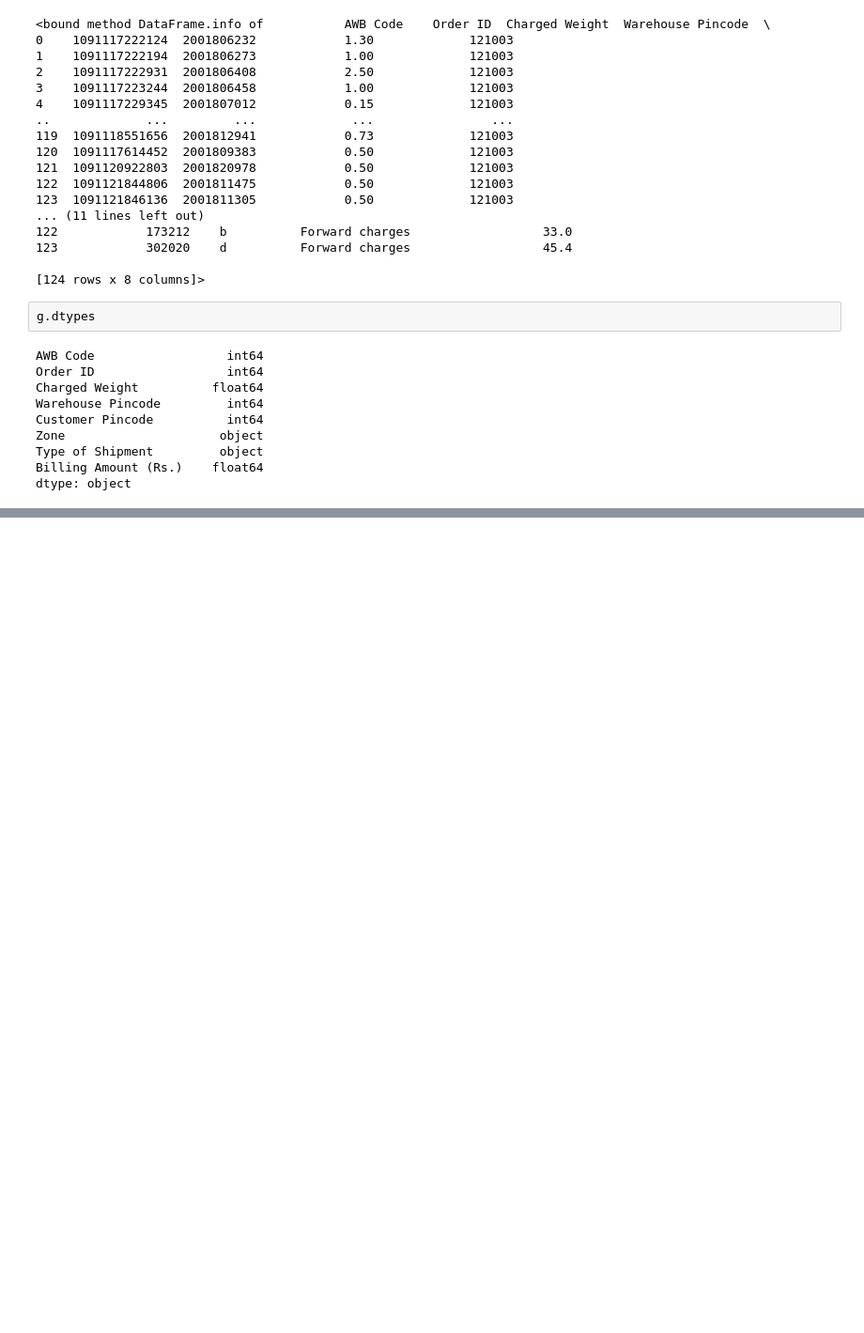
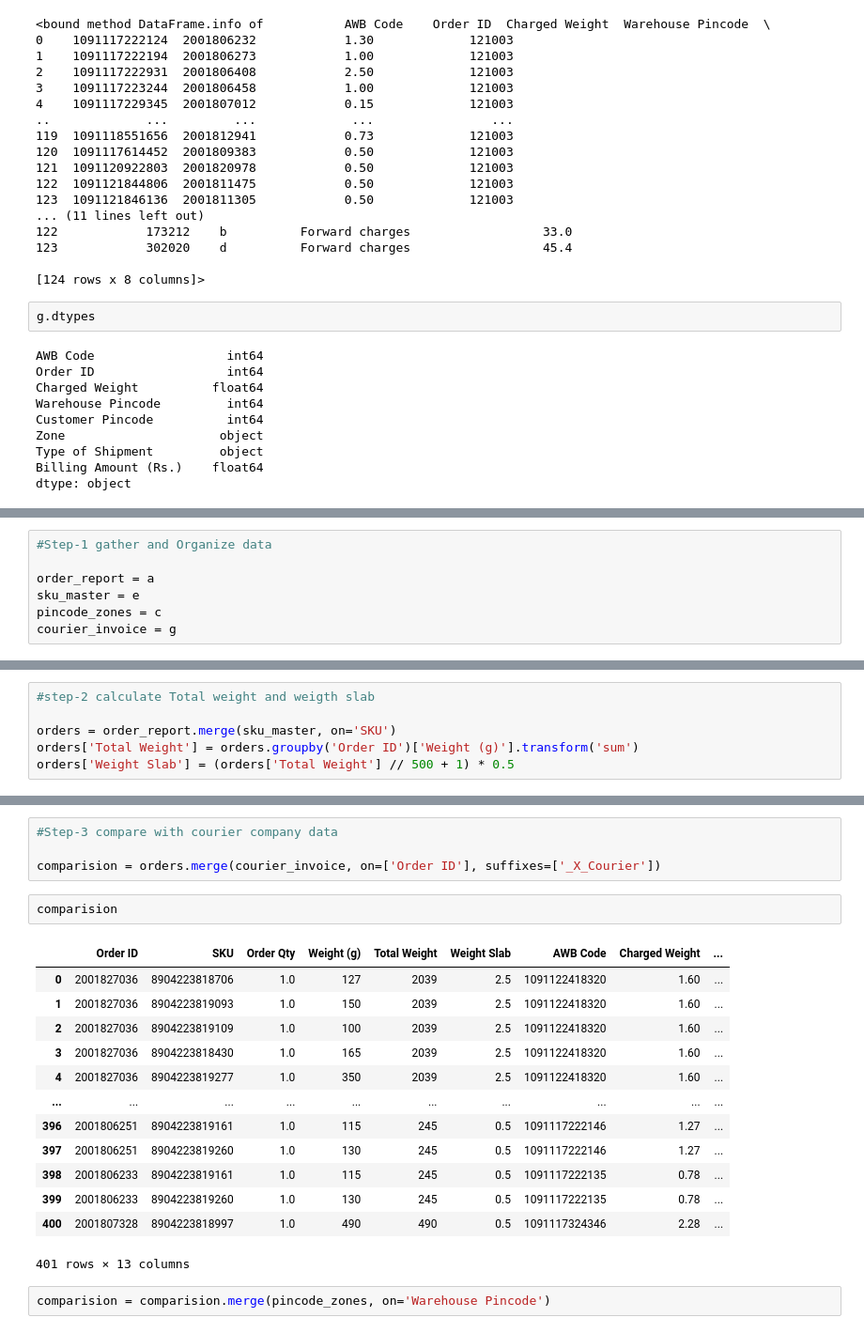
Before and after one commit to shubhangamjha/Task-1-Training-Basket, a Jupyter notebook: Task1.ipynb, the cells around one changed output, grey strips where cells are left out. Shown at 94% size. Cells and saved outputs as stored; diff of their text form; blank space fills up the shorter version.

Commit message:
Invoice Dataset

```diff
--- a/Task1.ipynb
+++ b/Task1.ipynb
@@ -363,0 +475,7 @@ plt.show()
+# %%
+#Step-1 gather and Organize data
+
+order_report = a
+sku_master = e
+pincode_zones = c
+courier_invoice = g
@@ -363,0 +505,6 @@ plt.show()
+# %%
+#step-2 calculate Total weight and weigth slab
+
+orders = order_report.merge(sku_master, on='SKU')
+orders['Total Weight'] = orders.groupby('Order ID')['Weight (g)'].transform('sum')
+orders['Weight Slab'] = (orders['Total Weight'] // 500 + 1) * 0.5
@@ -363,0 +543,22 @@ plt.show()
+# %%
+#Step-3 compare with courier company data
+
+comparision = orders.merge(courier_invoice, on=['Order ID'], suffixes=['_X_Courier'])
+# %%
+comparision
+# %% [output]
+|  | Order ID | SKU | Order Qty | Weight (g) | Total Weight | Weight Slab | AWB Code | Charged Weight | ... |
+| 0 | 2001827036 | 8904223818706 | 1.0 | 127 | 2039 | 2.5 | 1091122418320 | 1.60 | ... |
+| 1 | 2001827036 | 8904223819093 | 1.0 | 150 | 2039 | 2.5 | 1091122418320 | 1.60 | ... |
+| 2 | 2001827036 | 8904223819109 | 1.0 | 100 | 2039 | 2.5 | 1091122418320 | 1.60 | ... |
+| 3 | 2001827036 | 8904223818430 | 1.0 | 165 | 2039 | 2.5 | 1091122418320 | 1.60 | ... |
+| 4 | 2001827036 | 8904223819277 | 1.0 | 350 | 2039 | 2.5 | 1091122418320 | 1.60 | ... |
+| ... | ... | ... | ... | ... | ... | ... | ... | ... | ... |
+| 396 | 2001806251 | 8904223819161 | 1.0 | 115 | 245 | 0.5 | 1091117222146 | 1.27 | ... |
+| 397 | 2001806251 | 8904223819260 | 1.0 | 130 | 245 | 0.5 | 1091117222146 | 1.27 | ... |
+| 398 | 2001806233 | 8904223819161 | 1.0 | 115 | 245 | 0.5 | 1091117222135 | 0.78 | ... |
+| 399 | 2001806233 | 8904223819260 | 1.0 | 130 | 245 | 0.5 | 1091117222135 | 0.78 | ... |
+| 400 | 2001807328 | 8904223818997 | 1.0 | 490 | 490 | 0.5 | 1091117324346 | 2.28 | ... |
+401 rows × 13 columns
+# %%
+comparision = comparision.merge(pincode_zones, on='Warehouse Pincode')
```
Also changed, not shown: parts of 35 cells of this notebook, 2 other files.
